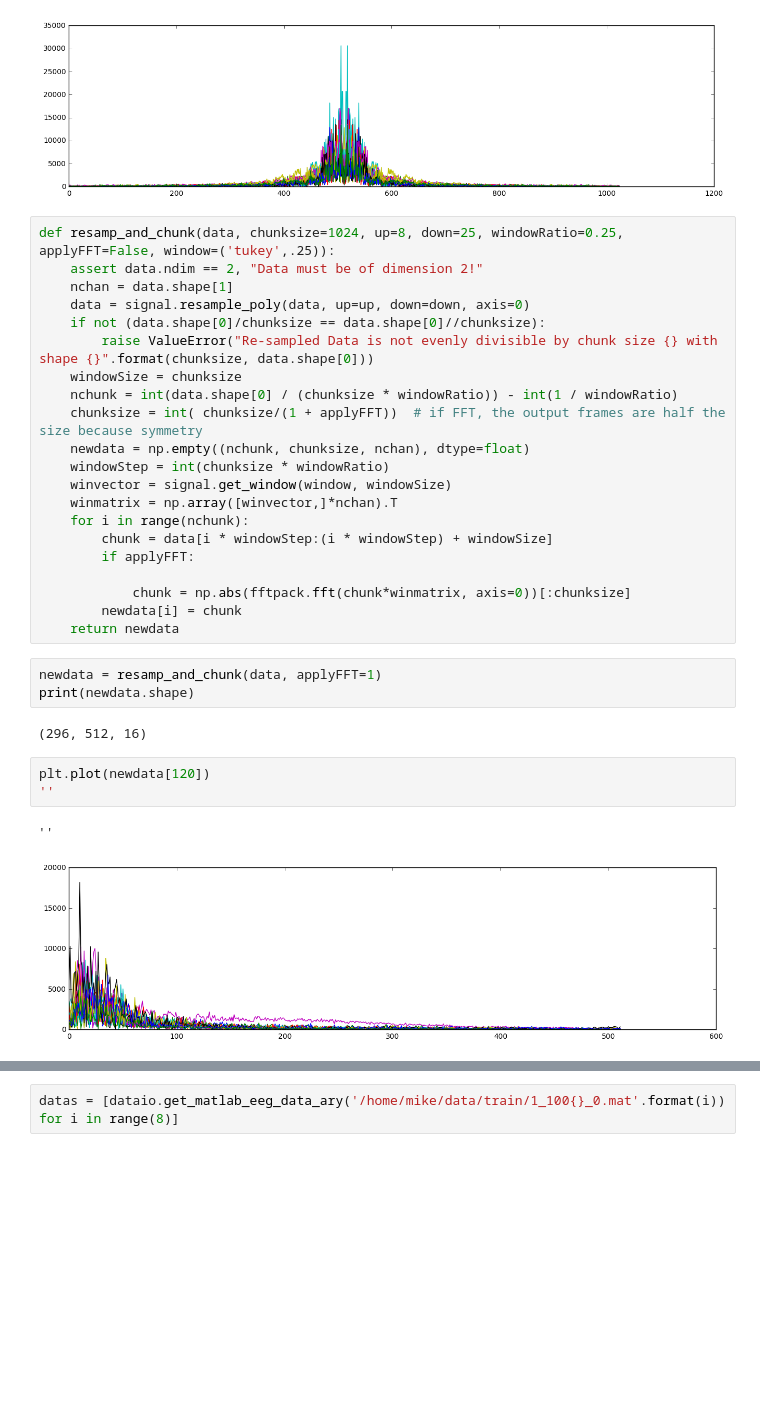
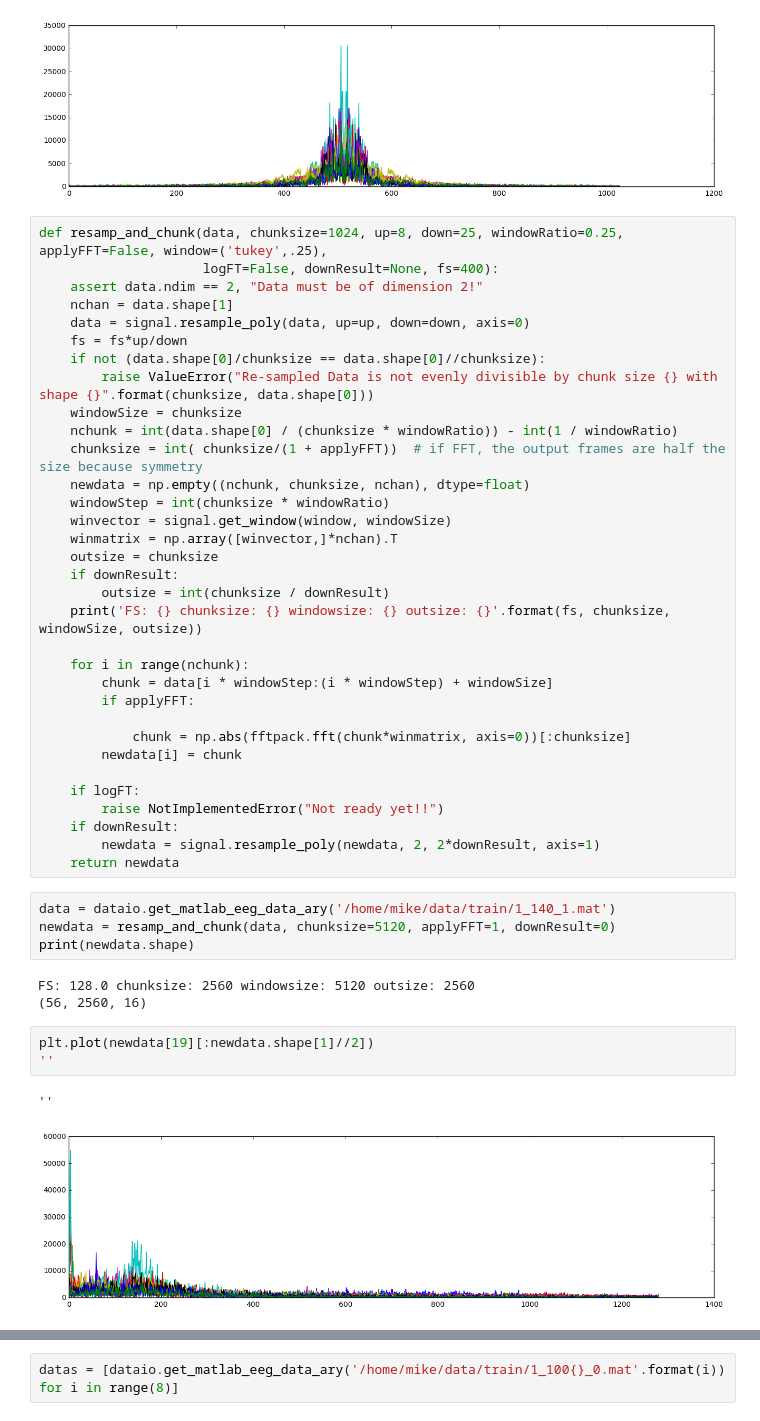
Before and after one commit to xkortex/eeg_seizure_prediction, a Jupyter notebook: dataio_scratch.ipynb, the cells around one changed output, grey strips where cells are left out. Cells and saved outputs as stored; diff of their text form; blank space fills up the shorter version.

```diff
--- a/dataio_scratch.ipynb
+++ b/dataio_scratch.ipynb
@@ -71,10 +73,12 @@ plt.plot(fftpack.fftshift(newdata[295]))
 ''
 [figure]
 # %%
-def resamp_and_chunk(data, chunksize=1024, up=8, down=25, windowRatio=0.25, applyFFT=False, window=('tukey',.25)):
+def resamp_and_chunk(data, chunksize=1024, up=8, down=25, windowRatio=0.25, applyFFT=False, window=('tukey',.25),
+                     logFT=False, downResult=None, fs=400):
     assert data.ndim == 2, "Data must be of dimension 2!"
     nchan = data.shape[1]
     data = signal.resample_poly(data, up=up, down=down, axis=0)
+    fs = fs*up/down
     if not (data.shape[0]/chunksize == data.shape[0]//chunksize):
         raise ValueError("Re-sampled Data is not evenly divisible by chunk size {} with shape {}".format(chunksize, data.shape[0]))
     windowSize = chunksize
@@ -84,21 +88,33 @@ def resamp_and_chunk(data, chunksize=1024, up=8, down=25, windowRatio=0.25, appl
     windowStep = int(chunksize * windowRatio)
     winvector = signal.get_window(window, windowSize)
     winmatrix = np.array([winvector,]*nchan).T
+    outsize = chunksize
+    if downResult:
+        outsize = int(chunksize / downResult)
+    print('FS: {} chunksize: {} windowsize: {} outsize: {}'.format(fs, chunksize, windowSize, outsize))
+
     for i in range(nchunk):
         chunk = data[i * windowStep:(i * windowStep) + windowSize]
         if applyFFT:
 
             chunk = np.abs(fftpack.fft(chunk*winmatrix, axis=0))[:chunksize]
         newdata[i] = chunk
+
+    if logFT:
+        raise NotImplementedError("Not ready yet!!")
+    if downResult:
+        newdata = signal.resample_poly(newdata, 2, 2*downResult, axis=1)
     return newdata
 # %%
-newdata = resamp_and_chunk(data, applyFFT=1)
+data = dataio.get_matlab_eeg_data_ary('/home/mike/data/train/1_140_1.mat')
+newdata = resamp_and_chunk(data, chunksize=5120, applyFFT=1, downResult=0)
 print(newdata.shape)
 # %% [output]
-(296, 512, 16)
+FS: 128.0 chunksize: 2560 windowsize: 5120 outsize: 2560
+(56, 2560, 16)
 # %%
-plt.plot(newdata[120])
+plt.plot(newdata[19][:newdata.shape[1]//2])
 ''
 # %% [output]
 ''
-[figure, old version]
+[figure, new version]
```
Also changed, not shown: parts of 11 cells of this notebook, 5 other files.
